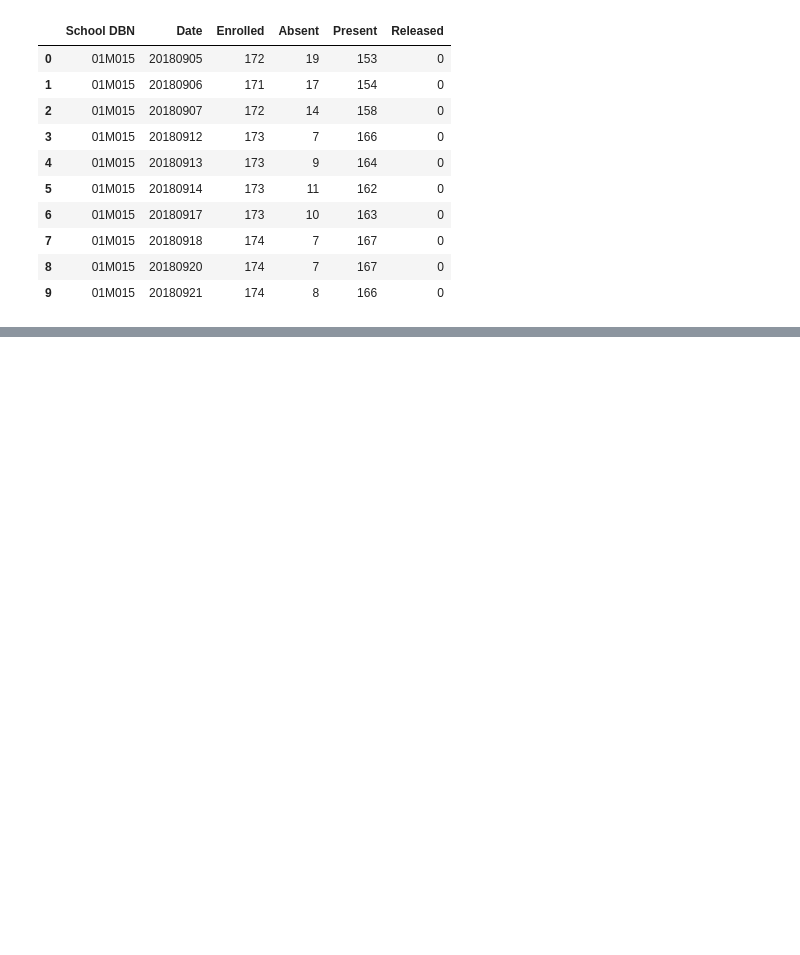
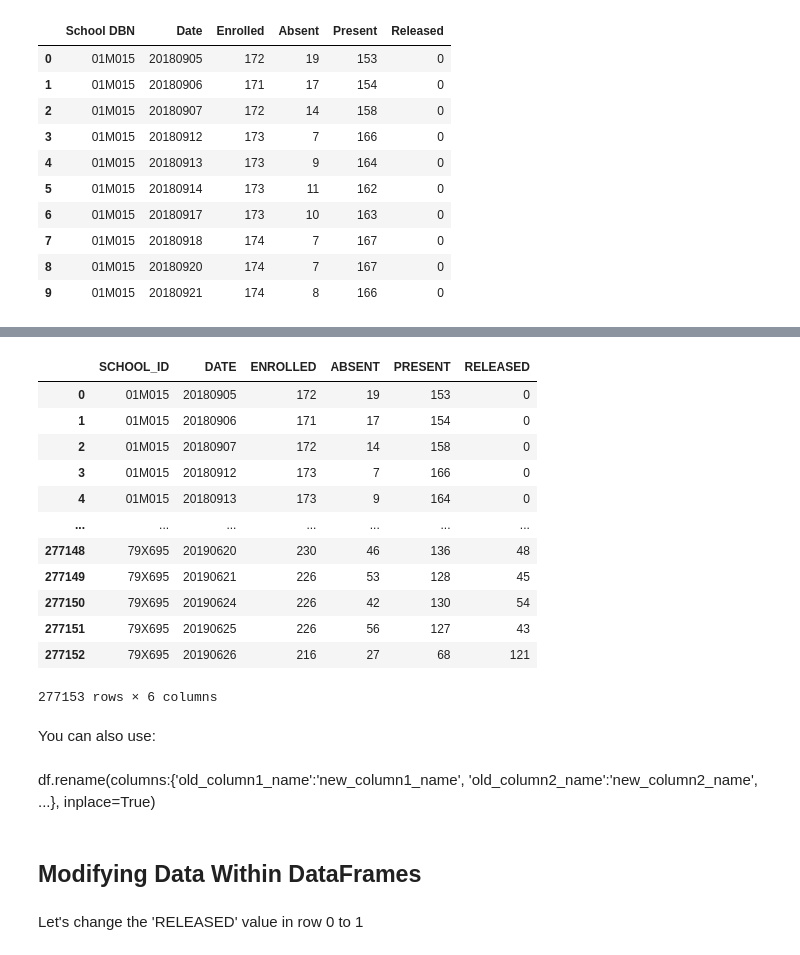
Before and after one commit to blazej32/pandas-tutorial, a Jupyter notebook: part5_updating_rows_and_columns.ipynb, the cells around one changed output, grey strips where cells are left out. Saved outputs shown, nothing was run; the diff lists cells and outputs as text; code cells hidden in the pictures; blank space fills up the shorter version.

```diff
--- a/part5_updating_rows_and_columns.ipynb
+++ b/part5_updating_rows_and_columns.ipynb
@@ -16,0 +53,25 @@ attendance_df.head(10)
+# %%
+attendance_df.columns = attendance_df.columns.str.replace(' ', '_')
+attendance_df
+# %% [output]
+|  | SCHOOL_ID | DATE | ENROLLED | ABSENT | PRESENT | RELEASED |
+| 0 | 01M015 | 20180905 | 172 | 19 | 153 | 0 |
+| 1 | 01M015 | 20180906 | 171 | 17 | 154 | 0 |
+| 2 | 01M015 | 20180907 | 172 | 14 | 158 | 0 |
+| 3 | 01M015 | 20180912 | 173 | 7 | 166 | 0 |
+| 4 | 01M015 | 20180913 | 173 | 9 | 164 | 0 |
+| ... | ... | ... | ... | ... | ... | ... |
+| 277148 | 79X695 | 20190620 | 230 | 46 | 136 | 48 |
+| 277149 | 79X695 | 20190621 | 226 | 53 | 128 | 45 |
+| 277150 | 79X695 | 20190624 | 226 | 42 | 130 | 54 |
+| 277151 | 79X695 | 20190625 | 226 | 56 | 127 | 43 |
+| 277152 | 79X695 | 20190626 | 216 | 27 | 68 | 121 |
+277153 rows × 6 columns
+# %% [markdown]
+You can also use:
+# %% [markdown]
+df.rename(columns:{'old_column1_name':'new_column1_name', 'old_column2_name':'new_column2_name', ...}, inplace=True)
+# %% [markdown]
+## Modifying Data Within DataFrames
+# %% [markdown]
+Let's change the 'RELEASED' value in row 0 to 1
```
Also changed, not shown: parts of 22 cells of this notebook.
